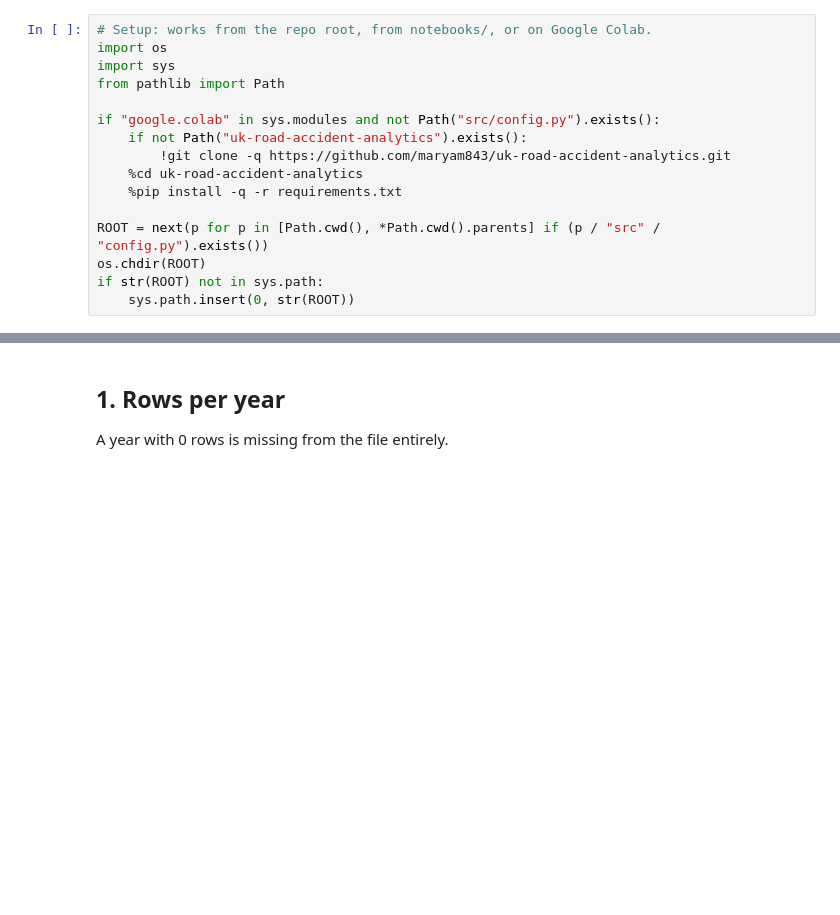
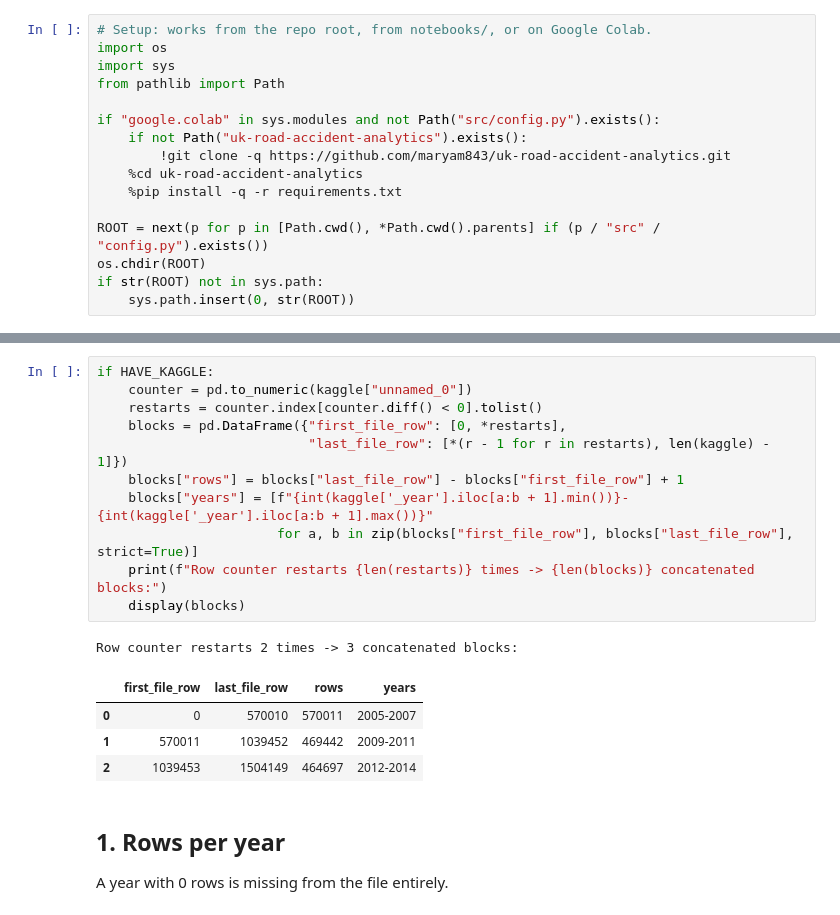
Before and after one commit to maryam843/uk-road-accident-analytics, a Jupyter notebook: notebooks/00_kaggle_data_audit.ipynb, the cells around one changed output, grey strips where cells are left out. Drawn from its saved outputs; the diff is of its cells as text; blank space fills up the shorter version.

```diff
--- a/notebooks/00_kaggle_data_audit.ipynb
+++ b/notebooks/00_kaggle_data_audit.ipynb
@@ -68,3 +104,20 @@ if HAVE_KAGGLE:
+# %%
+if HAVE_KAGGLE:
+    counter = pd.to_numeric(kaggle["unnamed_0"])
+    restarts = counter.index[counter.diff() < 0].tolist()
+    blocks = pd.DataFrame({"first_file_row": [0, *restarts],
+                           "last_file_row": [*(r - 1 for r in restarts), len(kaggle) - 1]})
+    blocks["rows"] = blocks["last_file_row"] - blocks["first_file_row"] + 1
+    blocks["years"] = [f"{int(kaggle['_year'].iloc[a:b + 1].min())}-{int(kaggle['_year'].iloc[a:b + 1].max())}"
+                       for a, b in zip(blocks["first_file_row"], blocks["last_file_row"], strict=True)]
+    print(f"Row counter restarts {len(restarts)} times -> {len(blocks)} concatenated blocks:")
+    display(blocks)
+# %% [output]
+Row counter restarts 2 times -> 3 concatenated blocks:
+|  | first_file_row | last_file_row | rows | years |
+| 0 | 0 | 570010 | 570011 | 2005-2007 |
+| 1 | 570011 | 1039452 | 469442 | 2009-2011 |
+| 2 | 1039453 | 1504149 | 464697 | 2012-2014 |
 # %% [markdown]
 ## 1. Rows per year
 A year with 0 rows is missing from the file entirely.
```
Also changed, not shown: parts of 14 cells of this notebook, 5 other files.
